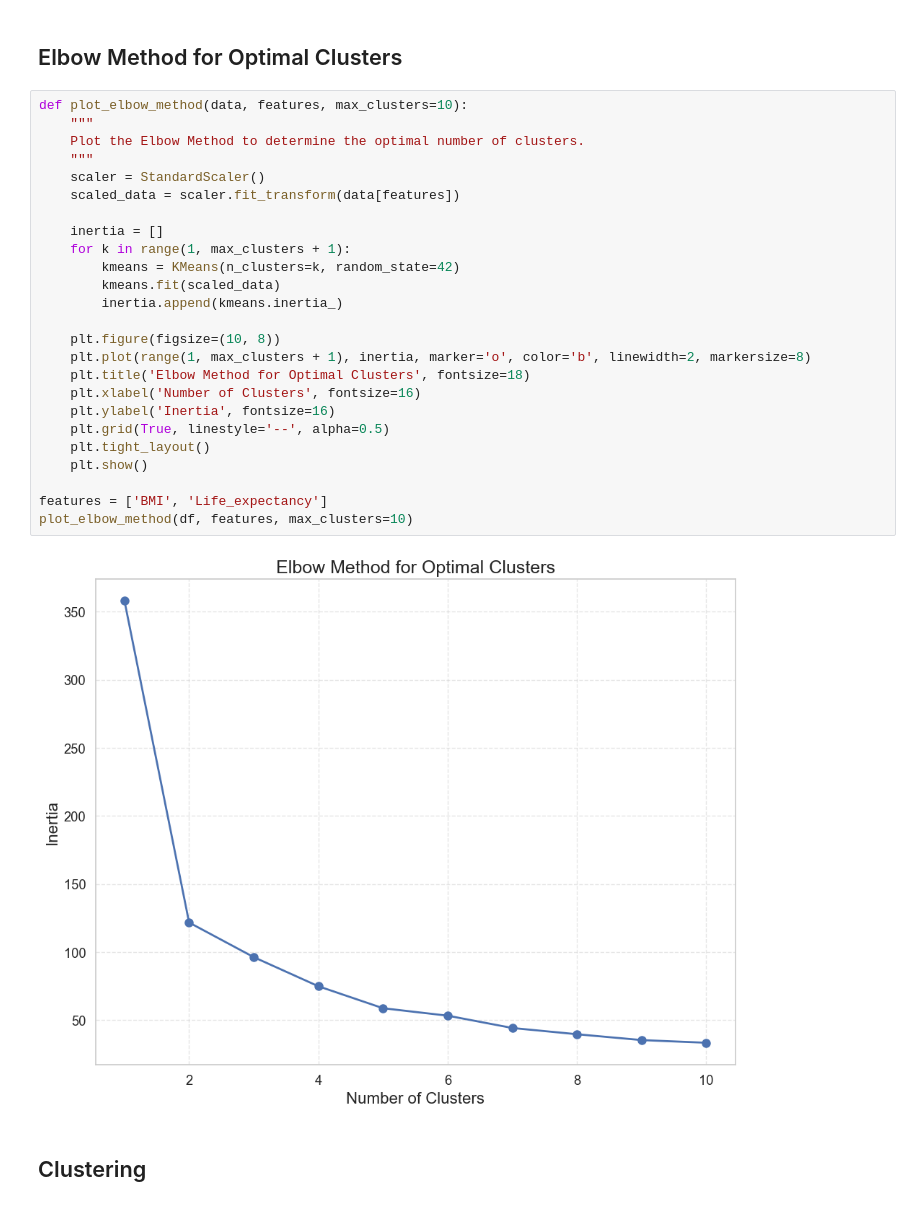
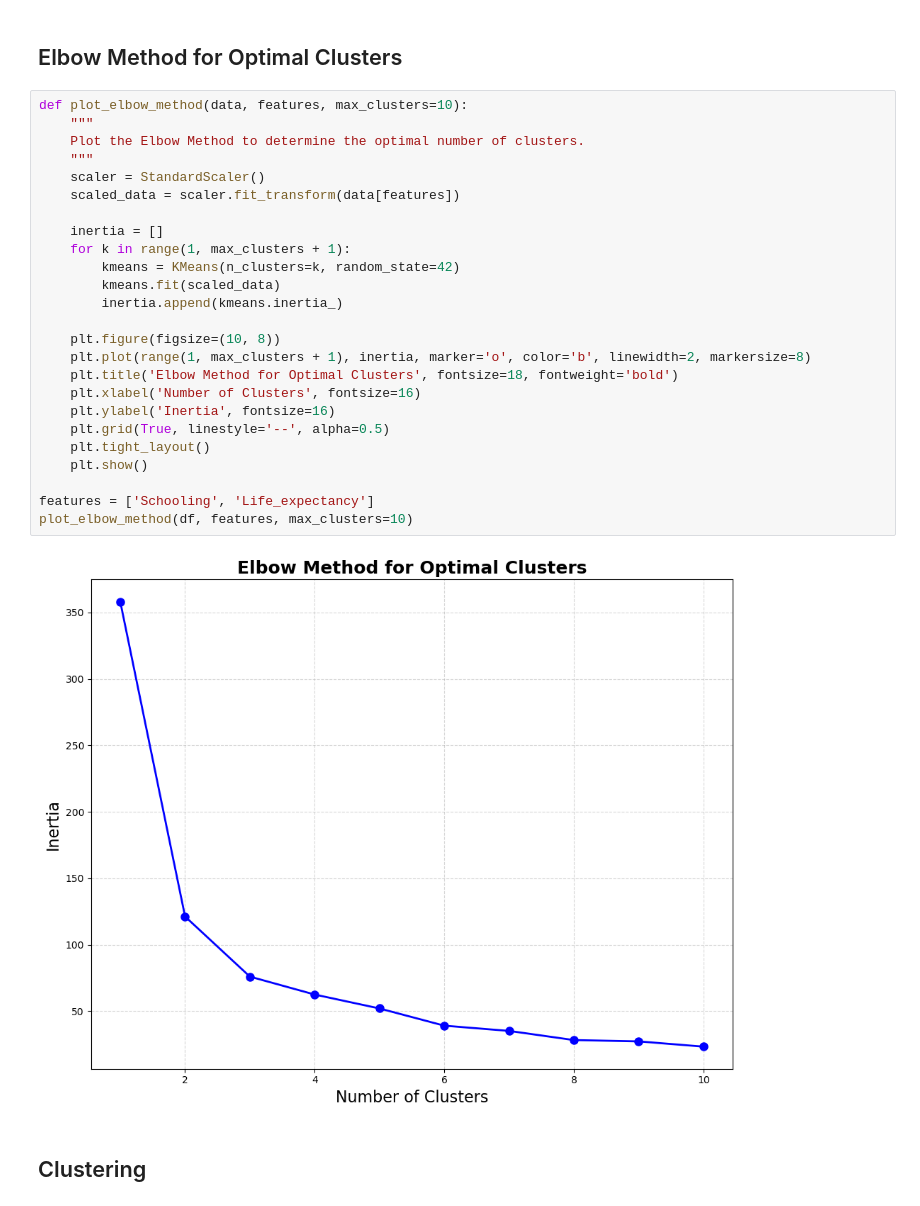
Before and after one commit to asadshehzed/LifeLens--Clustering-Fitting, a Jupyter notebook: Clustering and Fitting.ipynb, the cells around one changed output. Drawn from its saved outputs; the diff is of its cells as text.

```diff
--- a/Clustering and Fitting.ipynb
+++ b/Clustering and Fitting.ipynb
@@ -220,30 +223,30 @@ regression_plot(df, 'Schooling', 'Life_expectancy',
 # %%
 def plot_elbow_method(data, features, max_clusters=10):
     """
     Plot the Elbow Method to determine the optimal number of clusters.
     """
     scaler = StandardScaler()
     scaled_data = scaler.fit_transform(data[features])
 
     inertia = []
     for k in range(1, max_clusters + 1):
         kmeans = KMeans(n_clusters=k, random_state=42)
         kmeans.fit(scaled_data)
         inertia.append(kmeans.inertia_)
 
     plt.figure(figsize=(10, 8))
     plt.plot(range(1, max_clusters + 1), inertia, marker='o', color='b', linewidth=2, markersize=8)
-    plt.title('Elbow Method for Optimal Clusters', fontsize=18)
+    plt.title('Elbow Method for Optimal Clusters', fontsize=18, fontweight='bold')
     plt.xlabel('Number of Clusters', fontsize=16)
     plt.ylabel('Inertia', fontsize=16)
     plt.grid(True, linestyle='--', alpha=0.5)
     plt.tight_layout()
     plt.show()
 
-features = ['BMI', 'Life_expectancy']
+features = ['Schooling', 'Life_expectancy']
 plot_elbow_method(df, features, max_clusters=10)
 # %% [output]
-[figure, old version]
+[figure, new version]
 # %% [markdown]
 ## Clustering
 # %%
```
Also changed, not shown: parts of 6 cells of this notebook.
